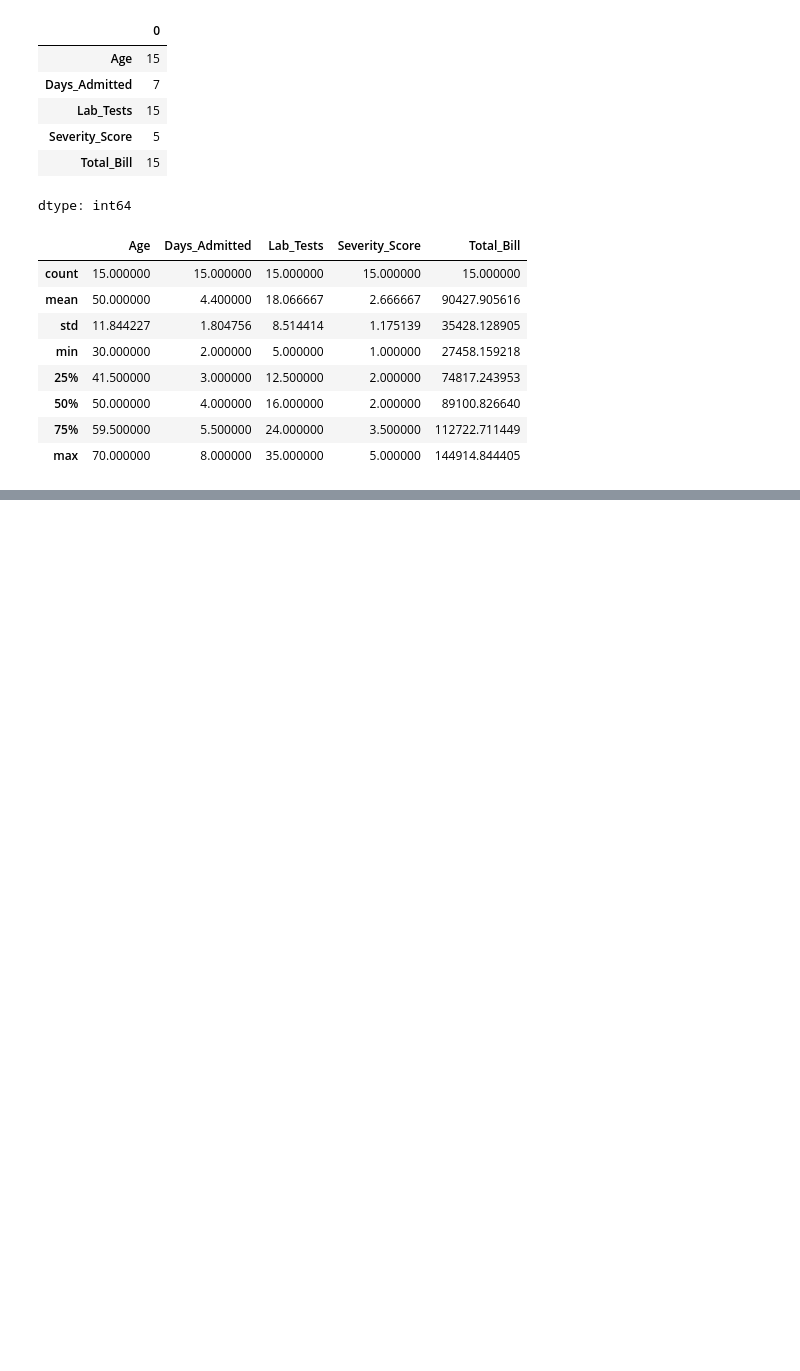
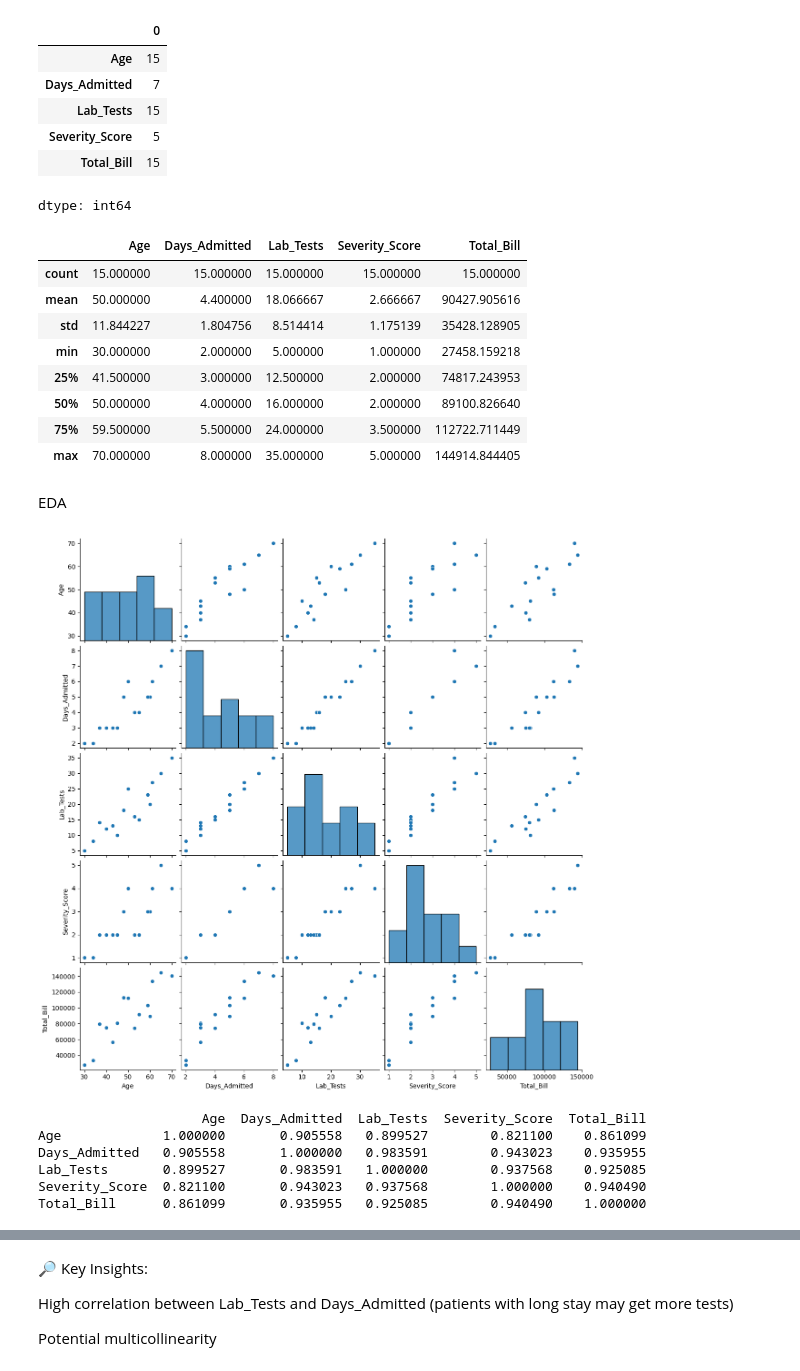
Before and after one commit to dakshayani2906/Data-Science-Portfolio, a Jupyter notebook: Untitled7.ipynb, the cells around one changed output, grey strips where cells are left out. Cells and saved outputs as stored; diff of their text form; code cells hidden in the pictures; blank space fills up the shorter version.

```diff
--- a/Untitled7.ipynb
+++ b/Untitled7.ipynb
@@ -207,3 +207,22 @@ data.describe()
 | 50% | 50.000000 | 4.000000 | 16.000000 | 2.000000 | 89100.826640 |
 | 75% | 59.500000 | 5.500000 | 24.000000 | 3.500000 | 112722.711449 |
 | max | 70.000000 | 8.000000 | 35.000000 | 5.000000 | 144914.844405 |
+# %% [markdown]
+EDA
+# %%
+sns.pairplot(data)
+plt.show()
+
+# Check correlation
+print(data.corr())
+sns.heatmap(data.corr(), annot=True, cmap="coolwarm")
+plt.title("Correlation Heatmap")
+plt.show()
+# %% [output]
+[figure, added]
+                     Age  Days_Admitted  Lab_Tests  Severity_Score  Total_Bill
+Age             1.000000       0.905558   0.899527        0.821100    0.861099
+Days_Admitted   0.905558       1.000000   0.983591        0.943023    0.935955
+Lab_Tests       0.899527       0.983591   1.000000        0.937568    0.925085
+Severity_Score  0.821100       0.943023   0.937568        1.000000    0.940490
+Total_Bill      0.861099       0.935955   0.925085        0.940490    1.000000
@@ -209,0 +230,6 @@ data.describe()
+# %% [markdown]
+🔎 Key Insights:
+
+High correlation between Lab_Tests and Days_Admitted (patients with long stay may get more tests)
+
+Potential multicollinearity
```
Also changed, not shown: parts of 22 cells of this notebook.
